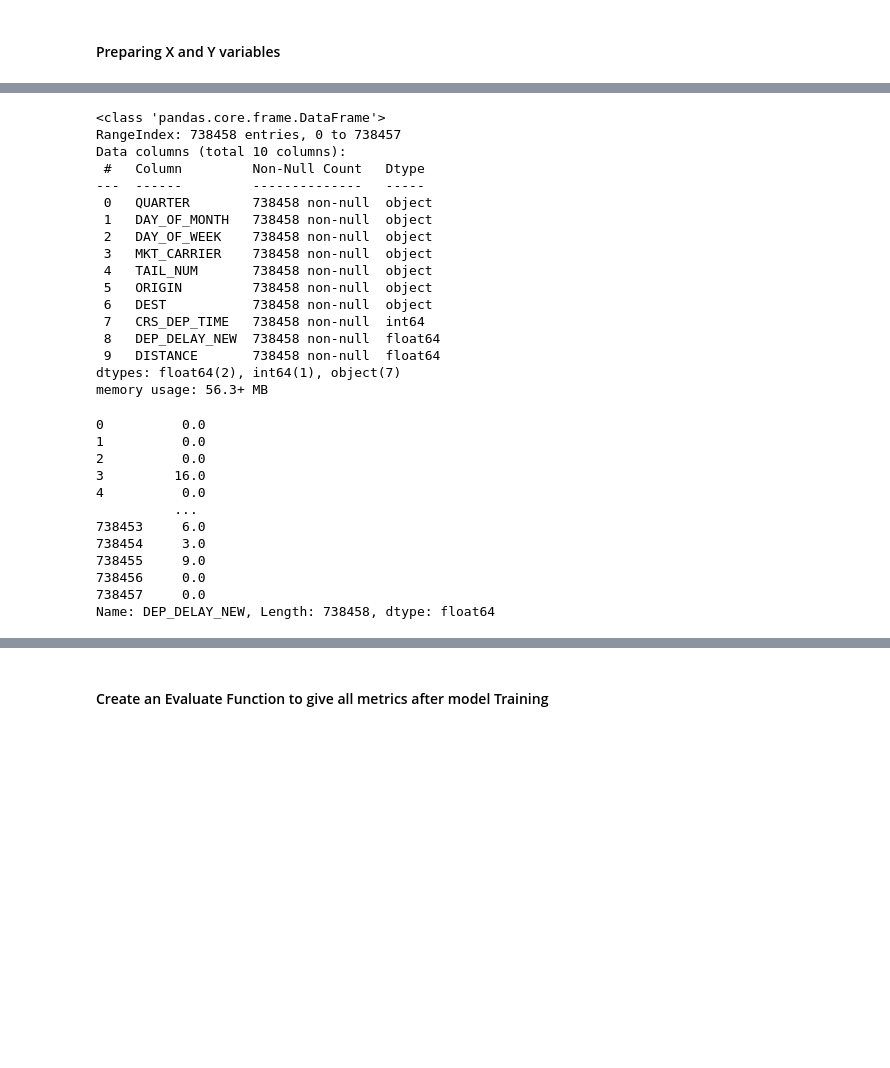
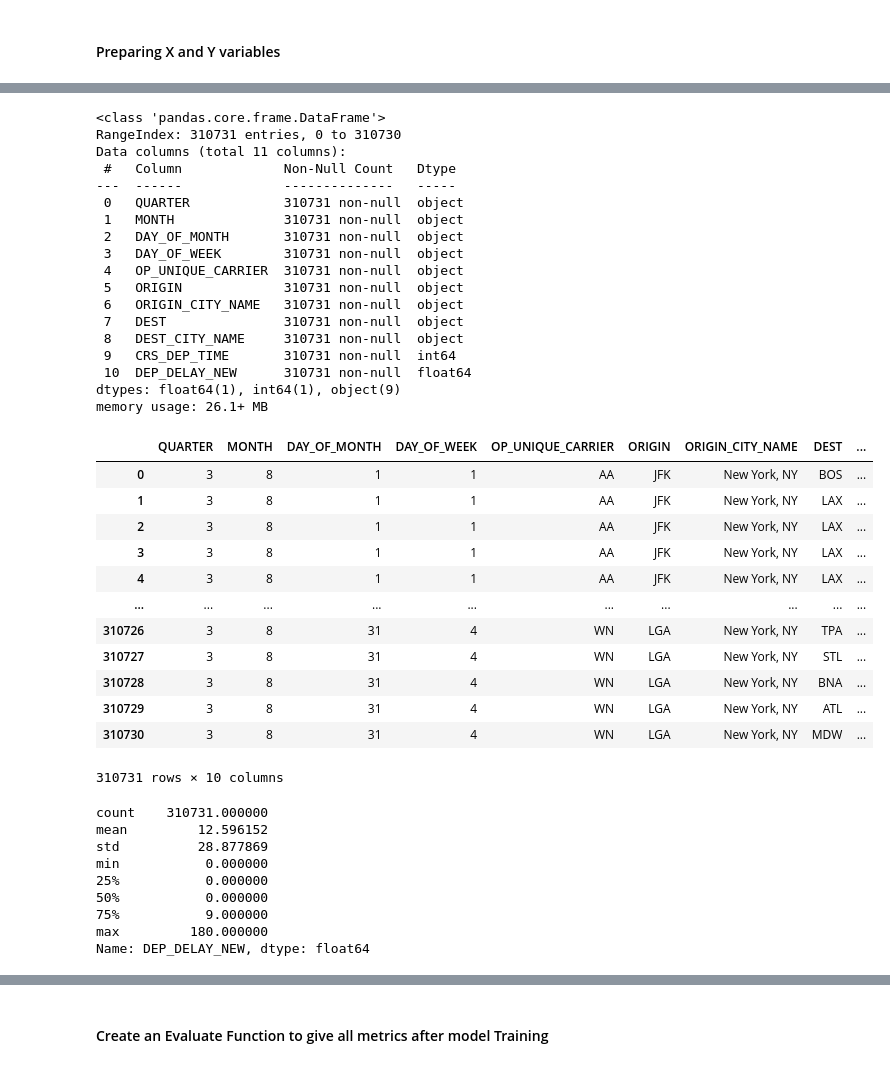
Before and after one commit to RobJoscelyne/mlproject, a Jupyter notebook: notebooks/data/2. Model selection.ipynb, the cells around one changed output, grey strips where cells are left out. Saved outputs shown, nothing was run; the diff lists cells and outputs as text; code cells hidden in the pictures; blank space fills up the shorter version.

```diff
--- a/notebooks/data/2. Model selection.ipynb
+++ b/notebooks/data/2. Model selection.ipynb
@@ -132,44 +165,60 @@ memory usage: 56.3+ MB
 # %%
 X['QUARTER'] = X['QUARTER'].astype('object')
+X['MONTH'] = X['MONTH'].astype('object')
+X['DAY_OF_WEEK'] = X['DAY_OF_WEEK'].astype('object')
 X['DAY_OF_MONTH'] = X['DAY_OF_MONTH'].astype('object')
-X['DAY_OF_WEEK'] = X['DAY_OF_WEEK'].astype('object')
-X['DEST'] = X['DEST'].astype('object')
+#X['DEST_AIRPORT_ID'] = X['DEST_AIRPORT_ID'].astype('object')
 X.info()
 # %% [output]
 <class 'pandas.core.frame.DataFrame'>
-RangeIndex: 738458 entries, 0 to 738457
-Data columns (total 10 columns):
- #   Column         Non-Null Count   Dtype
----  ------         --------------   -----
- 0   QUARTER        738458 non-null  object
- 1   DAY_OF_MONTH   738458 non-null  object
- 2   DAY_OF_WEEK    738458 non-null  object
- 3   MKT_CARRIER    738458 non-null  object
- 4   TAIL_NUM       738458 non-null  object
- 5   ORIGIN         738458 non-null  object
- 6   DEST           738458 non-null  object
- 7   CRS_DEP_TIME   738458 non-null  int64
- 8   DEP_DELAY_NEW  738458 non-null  float64
- 9   DISTANCE       738458 non-null  float64
-dtypes: float64(2), int64(1), object(7)
-memory usage: 56.3+ MB
+RangeIndex: 310731 entries, 0 to 310730
+Data columns (total 11 columns):
+ #   Column             Non-Null Count   Dtype
+---  ------             --------------   -----
+ 0   QUARTER            310731 non-null  object
+ 1   MONTH              310731 non-null  object
+ 2   DAY_OF_MONTH       310731 non-null  object
+ 3   DAY_OF_WEEK        310731 non-null  object
+ 4   OP_UNIQUE_CARRIER  310731 non-null  object
+ 5   ORIGIN             310731 non-null  object
+ 6   ORIGIN_CITY_NAME   310731 non-null  object
+ 7   DEST               310731 non-null  object
+ 8   DEST_CITY_NAME     310731 non-null  object
+ 9   CRS_DEP_TIME       310731 non-null  int64
+ 10  DEP_DELAY_NEW      310731 non-null  float64
+dtypes: float64(1), int64(1), object(9)
+memory usage: 26.1+ MB
+# %%
+X = X.drop(columns=['DEP_DELAY_NEW'])
+X
+# %% [output]
+|  | QUARTER | MONTH | DAY_OF_MONTH | DAY_OF_WEEK | OP_UNIQUE_CARRIER | ORIGIN | ORIGIN_CITY_NAME | DEST | ... |
+| 0 | 3 | 8 | 1 | 1 | AA | JFK | New York, NY | BOS | ... |
+| 1 | 3 | 8 | 1 | 1 | AA | JFK | New York, NY | LAX | ... |
+| 2 | 3 | 8 | 1 | 1 | AA | JFK | New York, NY | LAX | ... |
+| 3 | 3 | 8 | 1 | 1 | AA | JFK | New York, NY | LAX | ... |
+| 4 | 3 | 8 | 1 | 1 | AA | JFK | New York, NY | LAX | ... |
+| ... | ... | ... | ... | ... | ... | ... | ... | ... | ... |
+| 310726 | 3 | 8 | 31 | 4 | WN | LGA | New York, NY | TPA | ... |
+| 310727 | 3 | 8 | 31 | 4 | WN | LGA | New York, NY | STL | ... |
+| 310728 | 3 | 8 | 31 | 4 | WN | LGA | New York, NY | BNA | ... |
+| 310729 | 3 | 8 | 31 | 4 | WN | LGA | New York, NY | ATL | ... |
+| 310730 | 3 | 8 | 31 | 4 | WN | LGA | New York, NY | MDW | ... |
+310731 rows × 10 columns
 # %%
 y = combined_df['DEP_DELAY_NEW']
 # %%
-y
+y.describe()
 # %% [output]
-0          0.0
-1          0.0
-2          0.0
-3         16.0
-4          0.0
-          ...
-738453     6.0
-738454     3.0
-738455     9.0
-738456     0.0
-738457     0.0
-Name: DEP_DELAY_NEW, Length: 738458, dtype: float64
+count    310731.000000
+mean         12.596152
+std          28.877869
+min           0.000000
+25%           0.000000
+50%           0.000000
+75%           9.000000
+max         180.000000
+Name: DEP_DELAY_NEW, dtype: float64
 # %%
 # Create Column Transformer with 3 types of transformers
 num_features = X.select_dtypes(exclude="object").columns
```
Also changed, not shown: parts of 21 cells of this notebook, 16 other files.
